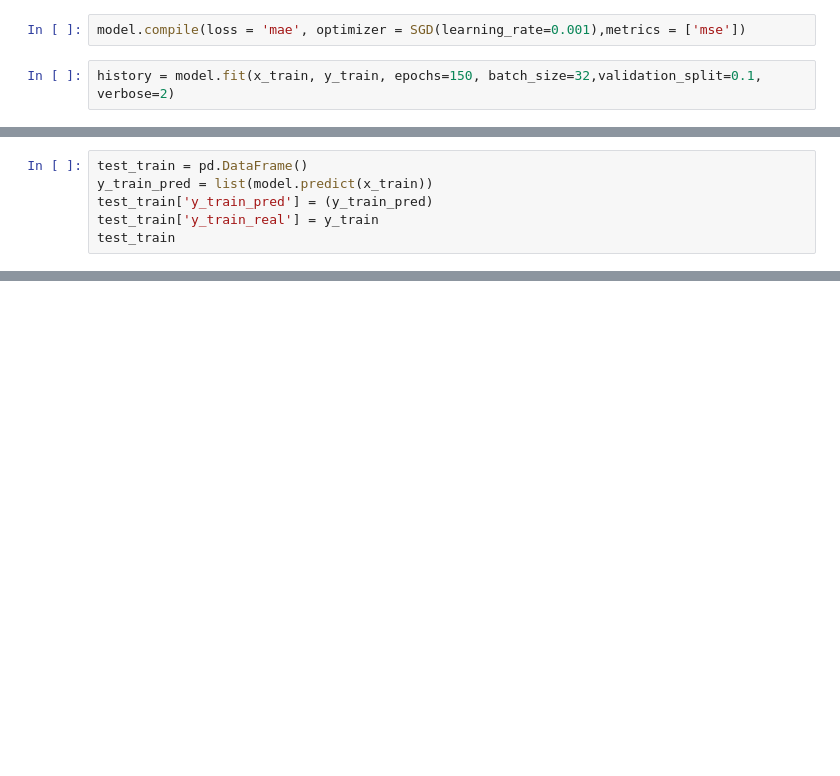
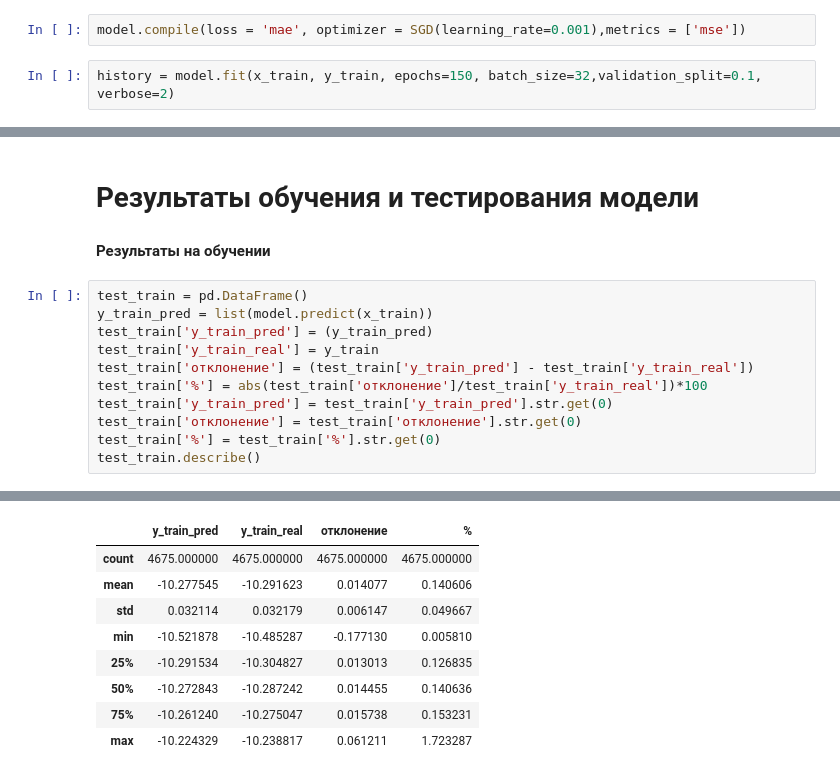
Before and after one commit to yarkalm/inter_group_test, a Jupyter notebook: model.ipynb, the cells around one changed output, grey strips where cells are left out. Cells and saved outputs as stored; diff of their text form; blank space fills up the shorter version.

```diff
--- a/model.ipynb
+++ b/model.ipynb
@@ -114,6 +120,16 @@ plt.show()
+# %% [markdown]
+# Результаты обучения и тестирования модели
+# %% [markdown]
+**Результаты на обучении**
 # %%
 test_train = pd.DataFrame()
 y_train_pred = list(model.predict(x_train))
 test_train['y_train_pred'] = (y_train_pred)
 test_train['y_train_real'] = y_train
-test_train
+test_train['отклонение'] = (test_train['y_train_pred'] - test_train['y_train_real'])
+test_train['%'] = abs(test_train['отклонение']/test_train['y_train_real'])*100
+test_train['y_train_pred'] = test_train['y_train_pred'].str.get(0)
+test_train['отклонение'] = test_train['отклонение'].str.get(0)
+test_train['%'] = test_train['%'].str.get(0)
+test_train.describe()
+# %% [output]
@@ -119,0 +137,9 @@ test_train
+|  | y_train_pred | y_train_real | отклонение | % |
+| count | 4675.000000 | 4675.000000 | 4675.000000 | 4675.000000 |
+| mean | -10.277545 | -10.291623 | 0.014077 | 0.140606 |
+| std | 0.032114 | 0.032179 | 0.006147 | 0.049667 |
+| min | -10.521878 | -10.485287 | -0.177130 | 0.005810 |
+| 25% | -10.291534 | -10.304827 | 0.013013 | 0.126835 |
+| 50% | -10.272843 | -10.287242 | 0.014455 | 0.140636 |
+| 75% | -10.261240 | -10.275047 | 0.015738 | 0.153231 |
+| max | -10.224329 | -10.238817 | 0.061211 | 1.723287 |
```
Also changed, not shown: parts of 23 cells of this notebook.
